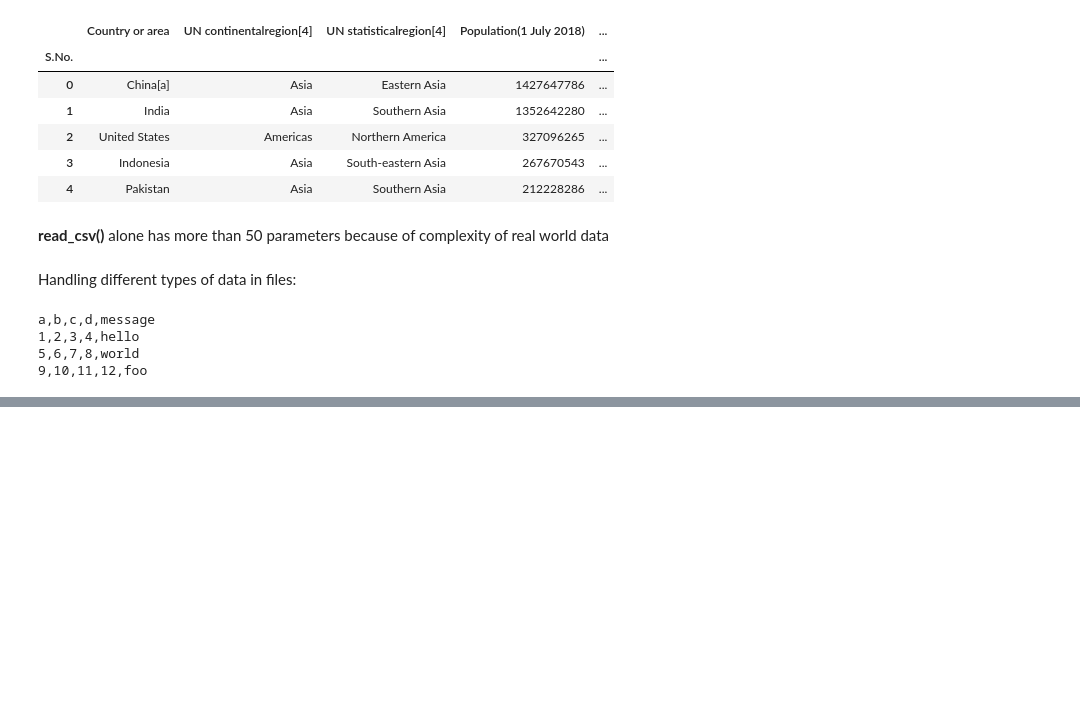
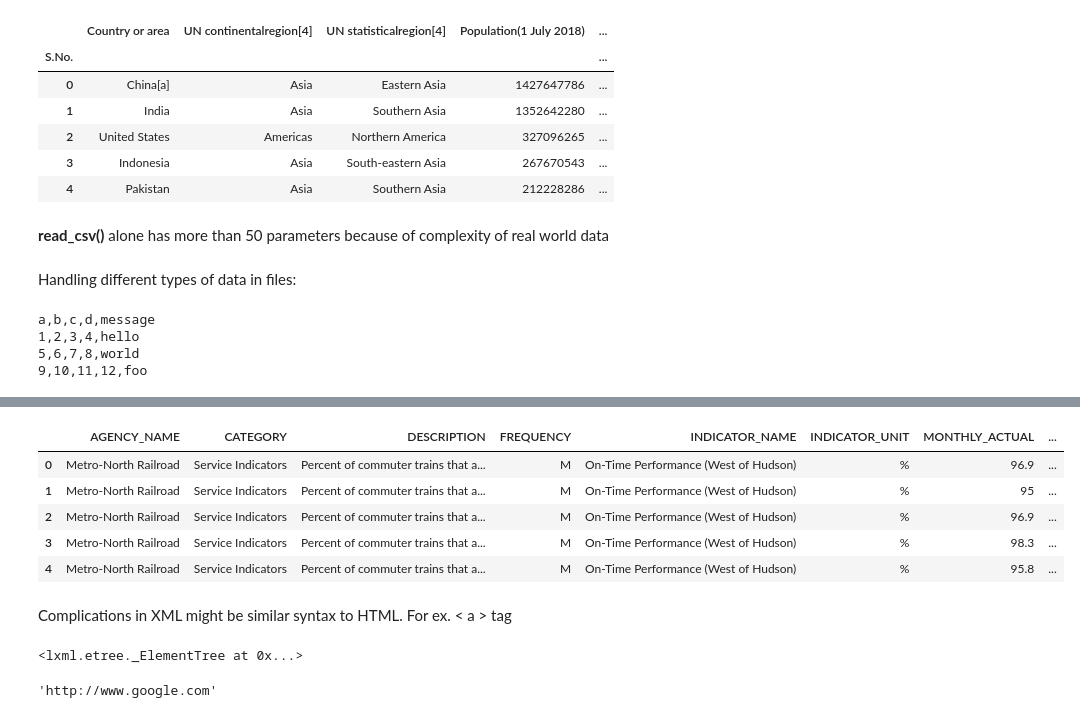
Before and after one commit to PalashSharma15/python-for-data-analysis-2nd-ed-notes, a Jupyter notebook: ch06/ch06.ipynb, the cells around one changed output, grey strips where cells are left out. Saved outputs shown, nothing was run; the diff lists cells and outputs as text; code cells hidden in the pictures; blank space fills up the shorter version.

```diff
--- a/ch06/ch06.ipynb
+++ b/ch06/ch06.ipynb
@@ -62,0 +673,3 @@ a,b,c,d,message
+# %%
+parsed = objectify.parse('../datasets/mta_perf/Performance_MNR.xml')
+root = parsed.getroot()
@@ -62,0 +685,10 @@ a,b,c,d,message
+# %%
+data = []
+skip_fields = ['PARENT_SEQ', 'INDICATOR_SEQ',
+              'DESIRED_CHANGE', 'DECIMAL_PLACES']
+for e in root.INDICATOR: # will return a generator
+    el_data = {}
+    for child in e.getchildren():
+        if child.tag not in skip_fields:
+            el_data[child.tag] = child.pyval
+    data.append(el_data)
@@ -62,0 +710,12 @@ a,b,c,d,message
+# %%
+# converting list into pandas dataframe
+pd.DataFrame(data).head()
+# %% [output]
+|  | AGENCY_NAME | CATEGORY | DESCRIPTION | FREQUENCY | INDICATOR_NAME | INDICATOR_UNIT | MONTHLY_ACTUAL | ... |
+| 0 | Metro-North Railroad | Service Indicators | Percent of commuter trains that a... | M | On-Time Performance (West of Hudson) | % | 96.9 | ... |
+| 1 | Metro-North Railroad | Service Indicators | Percent of commuter trains that a... | M | On-Time Performance (West of Hudson) | % | 95 | ... |
+| 2 | Metro-North Railroad | Service Indicators | Percent of commuter trains that a... | M | On-Time Performance (West of Hudson) | % | 96.9 | ... |
+| 3 | Metro-North Railroad | Service Indicators | Percent of commuter trains that a... | M | On-Time Performance (West of Hudson) | % | 98.3 | ... |
+| 4 | Metro-North Railroad | Service Indicators | Percent of commuter trains that a... | M | On-Time Performance (West of Hudson) | % | 95.8 | ... |
+# %% [markdown]
+Complications in XML might be similar syntax to HTML. For ex. \< a > tag
@@ -62,0 +727,9 @@ a,b,c,d,message
+# %%
+root
+# %% [output]
+<lxml.etree._ElementTree at 0x...>
+# %%
+root = root.getroot()
+root.get('href')
+# %% [output]
+'http://www.google.com'
```
Also changed, not shown: parts of 107 cells of this notebook, 16 other files.
